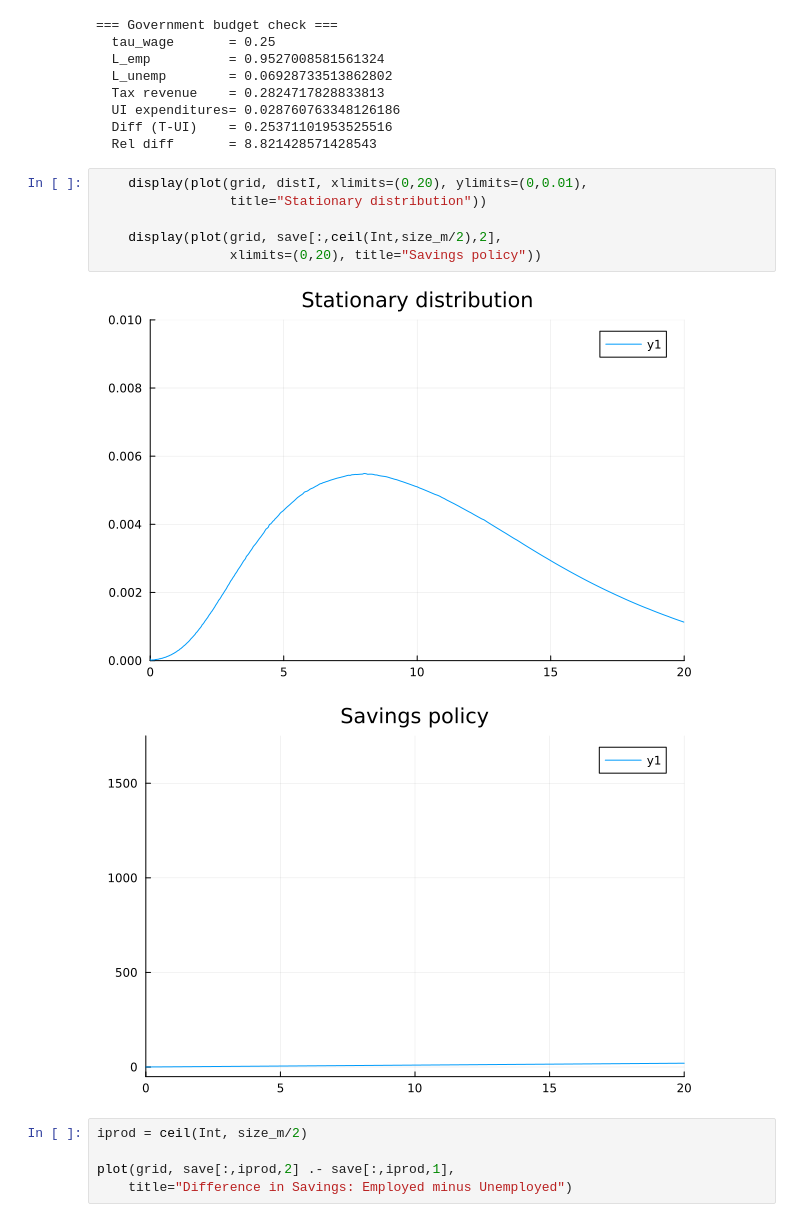
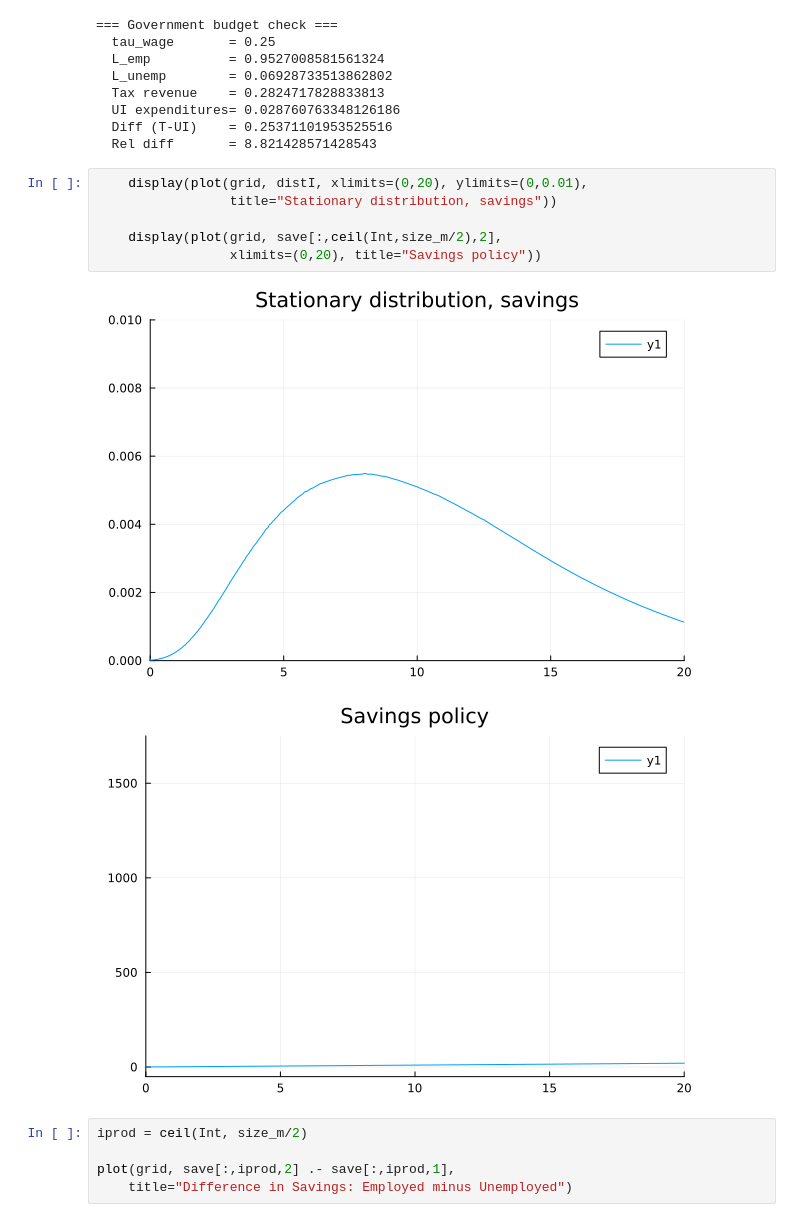
Before and after one commit to jorditorres1098/TSE-2025-2026, a Jupyter notebook: quantitative_econ/exam_quant_jt.ipynb, the cells around one changed output. Saved outputs shown, nothing was run; the diff lists cells and outputs as text.

```diff
--- a/quantitative_econ/exam_quant_jt.ipynb
+++ b/quantitative_econ/exam_quant_jt.ipynb
@@ -753,12 +753,12 @@ check_budget_balance(dist, wagerate, fixed_tau)
   Rel diff       = 8.821428571428543
 # %%
     display(plot(grid, distI, xlimits=(0,20), ylimits=(0,0.01),
-                 title="Stationary distribution"))
+                 title="Stationary distribution, savings"))
 
     display(plot(grid, save[:,ceil(Int,size_m/2),2],
                  xlimits=(0,20), title="Savings policy"))
 # %% [output]
-[figure, old version]
+[figure, new version]
 [figure]
 # %%
 iprod = ceil(Int, size_m/2)
```
Also changed, not shown: parts of 13 cells of this notebook, 16 other files.
